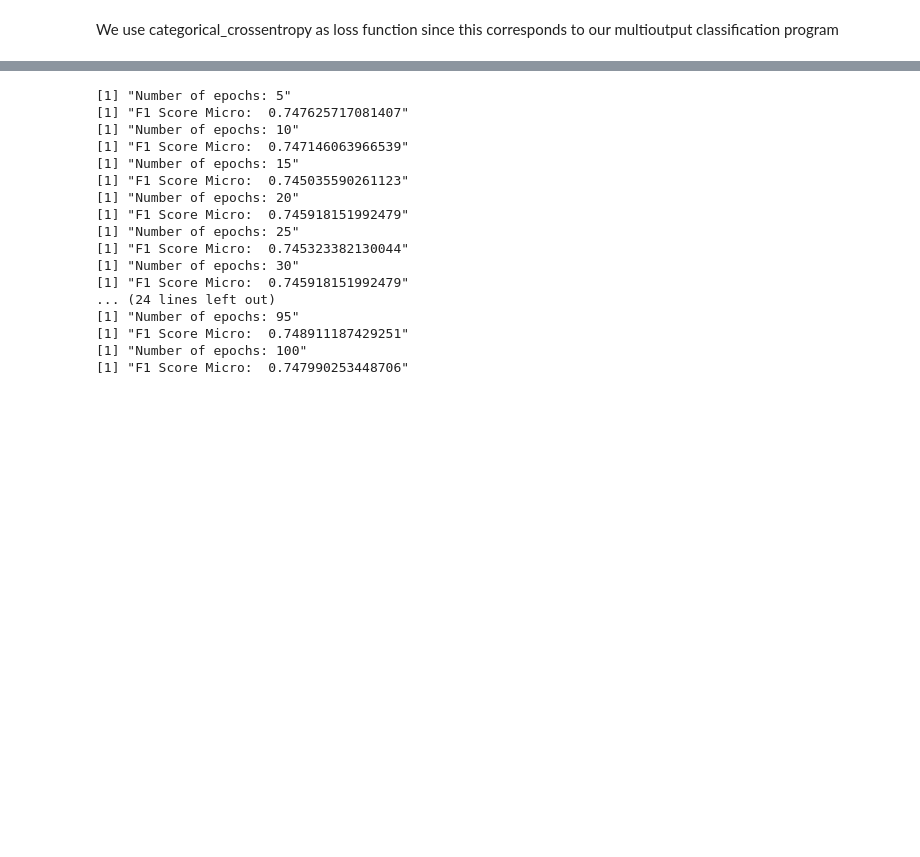
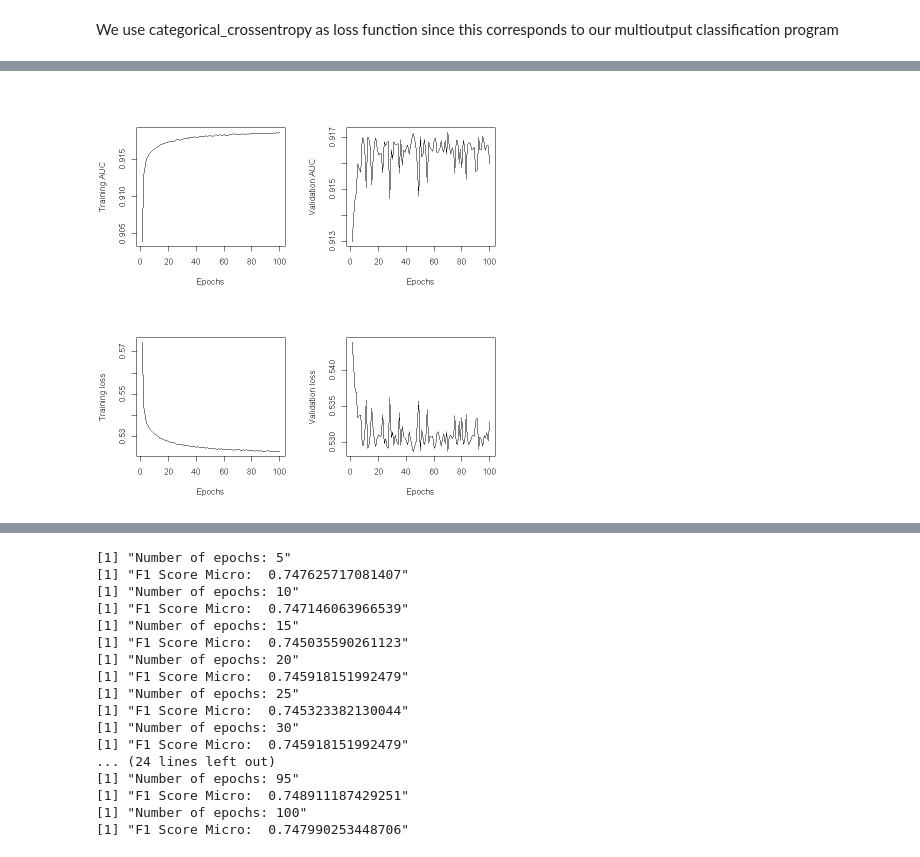
Before and after one commit to bikostet/richter-s-predictor-group-42, a Jupyter notebook: DNN_tuning.ipynb, the cells around one changed output, grey strips where cells are left out. Saved outputs shown, nothing was run; the diff lists cells and outputs as text; code cells hidden in the pictures; blank space fills up the shorter version.

Commit message:
DNN Tuning on epochs

```diff
--- a/DNN_tuning.ipynb
+++ b/DNN_tuning.ipynb
@@ -145,8 +145,8 @@ F1_Score_micro <- function(y_true, y_pred, labels = NULL) {
 #write.csv(datam,'data_geoprocessed.csv')
 
 
-datam<-read.csv("data_geoprocessed.csv",stringsAsFactors = T)
-id_variable <- match('building_id', colnames(datam))
-target_variables<-match('damage_grade', colnames(datam))
+dataNN<-read.csv("dataNN_target_encoding.csv",stringsAsFactors = T)
+id_variable <- match('building_id', colnames(dataNN))
+target_variables<-match('damage_grade', colnames(dataNN))
 
 #DO NOT FORGET processing for test values which zones could not be in training set
@@ -202,5 +211,7 @@ target_indices<-which(grepl('damage_grade',colnames(dataNN)))
 # %%
-normalizer<-layer_normalization(axis = -1L)  %>%  adapt(as.matrix(train_data[,-target_indices]))
+target_indices<-which(grepl('damage_grade',colnames(dataNN)))
+normalizer<-layer_normalization(axis = -1L)  %>%
+adapt(as.matrix(dataNN[,-target_indices]))
 # %% [markdown]
 We use categorical_crossentropy as loss function since this corresponds to our multioutput classification program
 # %%
@@ -230 +241,75 @@ Non-trainable params: 137
 ________________________________________________________________________________
+# %%
+classConverter <- function(predict_data,test_data) {
+    yhat<-data.frame(matrix(0,ncol = 1, nrow = nrow(predict_data)))
+    y<-data.frame(matrix(0,ncol = 1, nrow = nrow(predict_data)))
+    for (i in 1:nrow(predict_data)){
+        yhat[i,]<-which.max(predict_data[i,])
+        y[i,]<-which.max(test_data[i,target_indices])
+    }
+    mylist <- list(yhat,y)
+}
+# %%
+k = 10
+
+accuracy_vec <- array(0,k)
+
+nrows<-nrow(dataNN)
+target_indices<-which(grepl('damage_grade',colnames(dataNN)))
+
+# 1. Shuffle the dataset randomly.
+dataNN_idx <- sample(1:nrows)
+
+# 2. Split the dataset into k groups
+max <- ceiling(nrows/k)
+splits <- split(dataNN_idx, ceiling(seq_along(dataNN_idx)/max))
+
+pb <- txtProgressBar(min = 0, max = k, style = 3)
+# 3. For each unique group:
+for (i in 1:k){
+    for (j in 20:20){
+
+        neuralmodel <- keras_model_sequential() %>%
+        normalizer  %>%
+        layer_dense(35, activation = 'relu') %>%
+        layer_dense(3,activation='softmax')
+
+        neuralmodel %>% compile(
+            loss = 'categorical_crossentropy',
+            optimizer = optimizer_adam(0.001),
+            metrics=c('AUC')
+        )
+        #3.1 Take the group as a hold out or test data set
+        test_data <- dataNN[splits[[i]],]
+
+
+        #3.2 Take the remaining groups as a training data set
+        train_data <- dataNN[-splits[[i]],]
+
+        model_history <- neuralmodel %>% fit(
+        as.matrix(train_data[,-target_indices]),
+        as.matrix(train_data[,target_indices]),
+        validation_split = 0.2,
+        verbose = 0,
+        epochs = 5*j
+        )
+
+        yhat <- predict(neuralmodel, as.matrix(test_data[-target_indices]))
+
+        yhaty <- classConverter(yhat,test_data)
+
+        accuracy_vec[i]<-F1_Score_micro(yhaty[[2]][,],yhaty[[1]][,])
+        setTxtProgressBar(pb, i)
+        print(paste("F1-Score Micro -",i,"fold -", 5*j,'epochs:',accuracy_vec[i]))
+        par(mfrow=c(2,2))
+        plot(1:model_history$params$epochs,model_history$metrics$auc, type='l',xlab="Epochs",ylab='Training AUC')
+        plot(1:model_history$params$epochs,model_history$metrics$val_auc, type='l',xlab="Epochs",ylab='Validation AUC')
+        plot(1:model_history$params$epochs,model_history$metrics$loss, type='l',xlab="Epochs",ylab='Training loss')
+        plot(1:model_history$params$epochs,model_history$metrics$val_loss, type='l',xlab="Epochs",ylab='Validation loss')
+        rm('neuralmodel','model_history')
+    }
+}
+
+#4. Summarize the accuracy of the model using the sample of model evaluation scores
+print(paste("Mean F1-Score Micro:",mean(accuracy_vec)))
+# %% [output]
@@ -230,0 +319 @@ ________________________________________________________________________________
+[figure, added]
```
Also changed, not shown: parts of 9 cells of this notebook, 4 other files.
